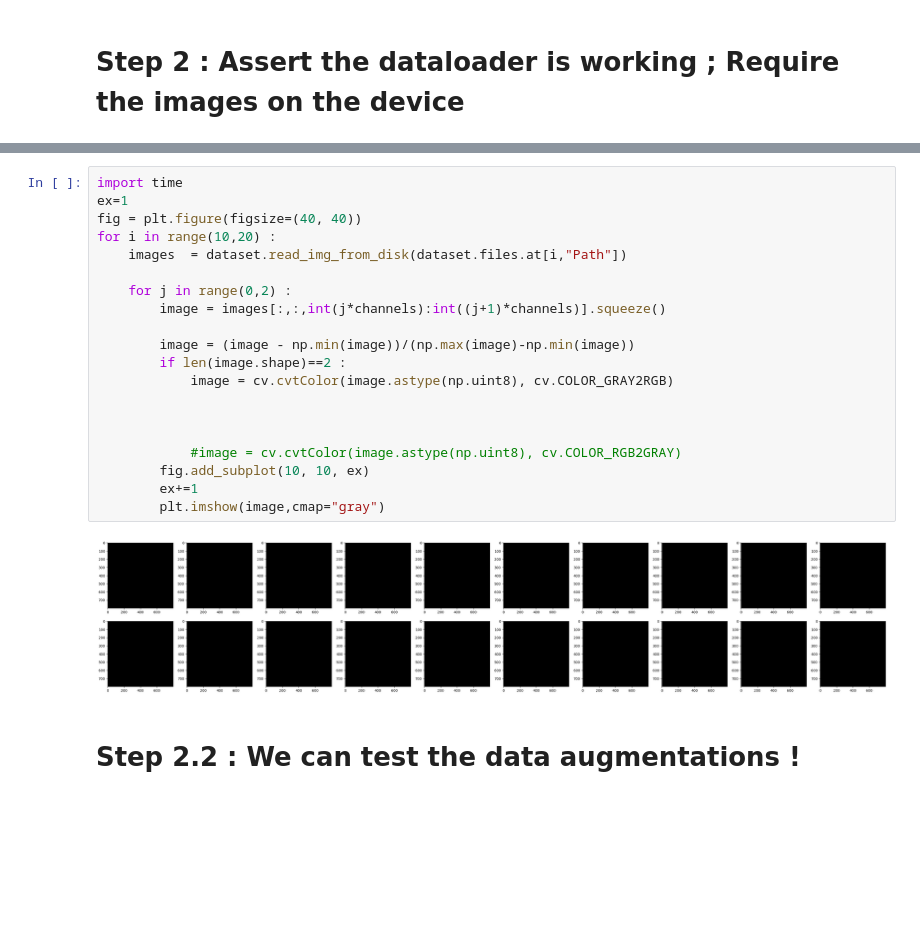
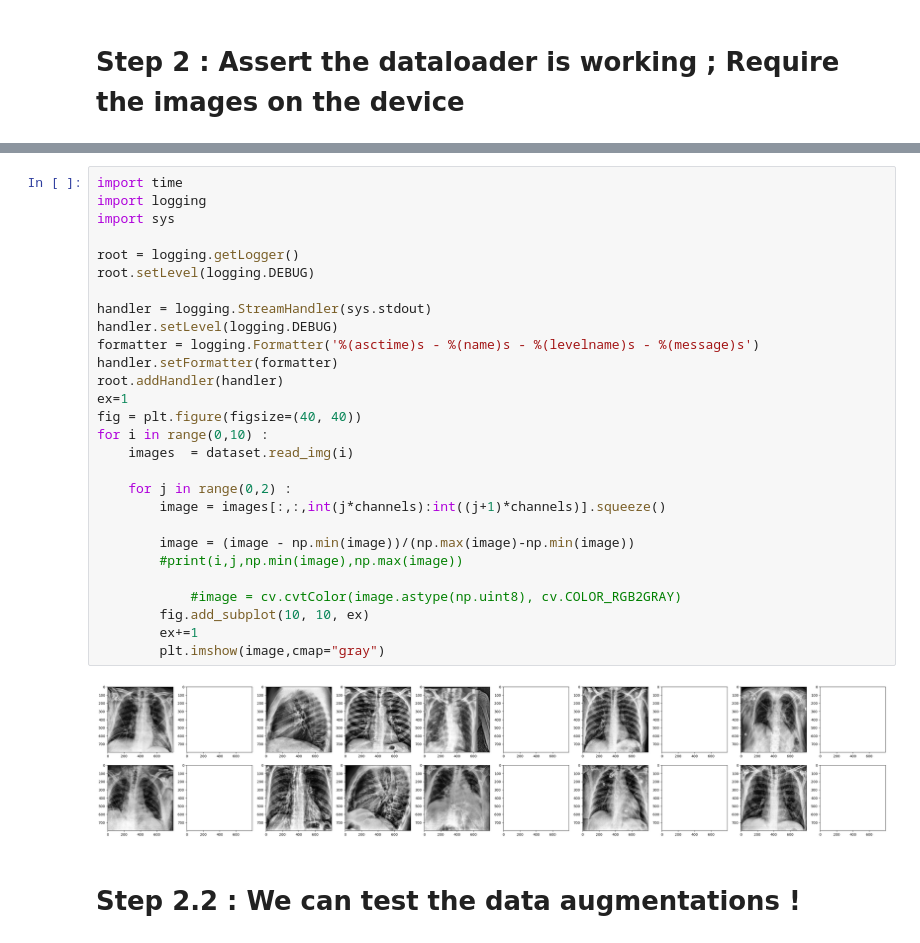
Before and after one commit to CCSMTL/IA-MED_IMG, a Jupyter notebook: CheXpert2/sanity_check.ipynb, the cells around one changed output, grey strips where cells are left out. Saved outputs shown, nothing was run; the diff lists cells and outputs as text; blank space fills up the shorter version.

Commit message:
cleaning up and trying to fix visualization in inference.ipynb

```diff
--- a/CheXpert2/sanity_check.ipynb
+++ b/CheXpert2/sanity_check.ipynb
@@ -99,26 +97,34 @@ Regardons maintenant les vaeurs de nos images
 [figure]
 # %%
 import time
+import logging
+import sys
+
+root = logging.getLogger()
+root.setLevel(logging.DEBUG)
+
+handler = logging.StreamHandler(sys.stdout)
+handler.setLevel(logging.DEBUG)
+formatter = logging.Formatter('%(asctime)s - %(name)s - %(levelname)s - %(message)s')
+handler.setFormatter(formatter)
+root.addHandler(handler)
 ex=1
 fig = plt.figure(figsize=(40, 40))
-for i in range(10,20) :
-    images  = dataset.read_img_from_disk(dataset.files.at[i,"Path"])
+for i in range(0,10) :
+    images  = dataset.read_img(i)
 
     for j in range(0,2) :
         image = images[:,:,int(j*channels):int((j+1)*channels)].squeeze()
 
         image = (image - np.min(image))/(np.max(image)-np.min(image))
-        if len(image.shape)==2 :
-            image = cv.cvtColor(image.astype(np.uint8), cv.COLOR_GRAY2RGB)
-
-
+        #print(i,j,np.min(image),np.max(image))
 
             #image = cv.cvtColor(image.astype(np.uint8), cv.COLOR_RGB2GRAY)
         fig.add_subplot(10, 10, ex)
         ex+=1
         plt.imshow(image,cmap="gray")
 # %% [output]
-[figure, old version]
+[figure, new version]
 # %% [markdown]
 # Step 2.2 : We can test the data augmentations !
 # %%
```
Also changed, not shown: parts of 4 cells of this notebook, 8 other files.
